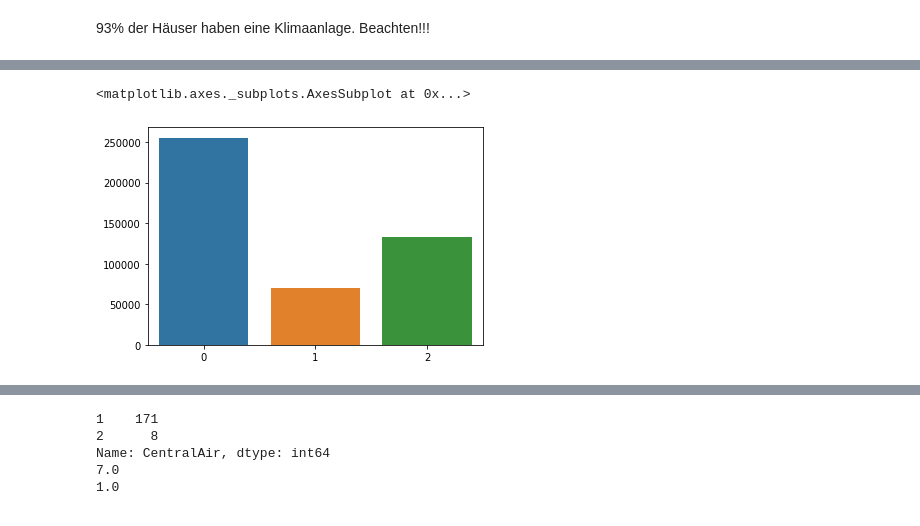
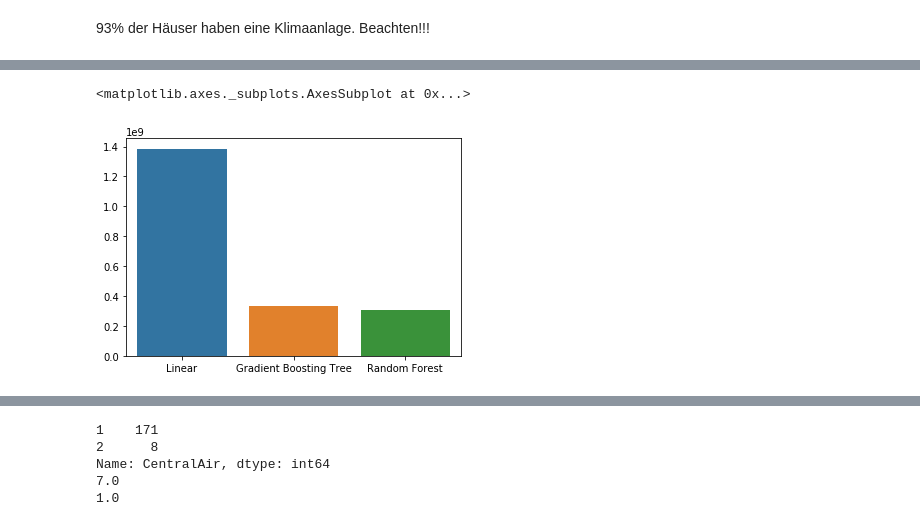
Before and after one commit to Tachmeton/Data-Science---Hausanalyse, a Jupyter notebook: Codebase.ipynb, the cells around one changed output, grey strips where cells are left out. Drawn from its saved outputs; the diff is of its cells as text; code cells hidden in the pictures.

```diff
--- a/Codebase.ipynb
+++ b/Codebase.ipynb
@@ -800,5 +770,5 @@ sb.barplot([0,1,2],mape)
-# %%
-sb.barplot([0,1,2],maxD)
-# %% [output]
-<matplotlib.axes._subplots.AxesSubplot at 0x...>
-[figure, removed]
+# %%
+sb.barplot(["Linear","Gradient Boosting Tree","Random Forest"],mse)
+# %% [output]
+<matplotlib.axes._subplots.AxesSubplot at 0x...>
+[figure, added]
```
Also changed, not shown: parts of 32 cells of this notebook.
